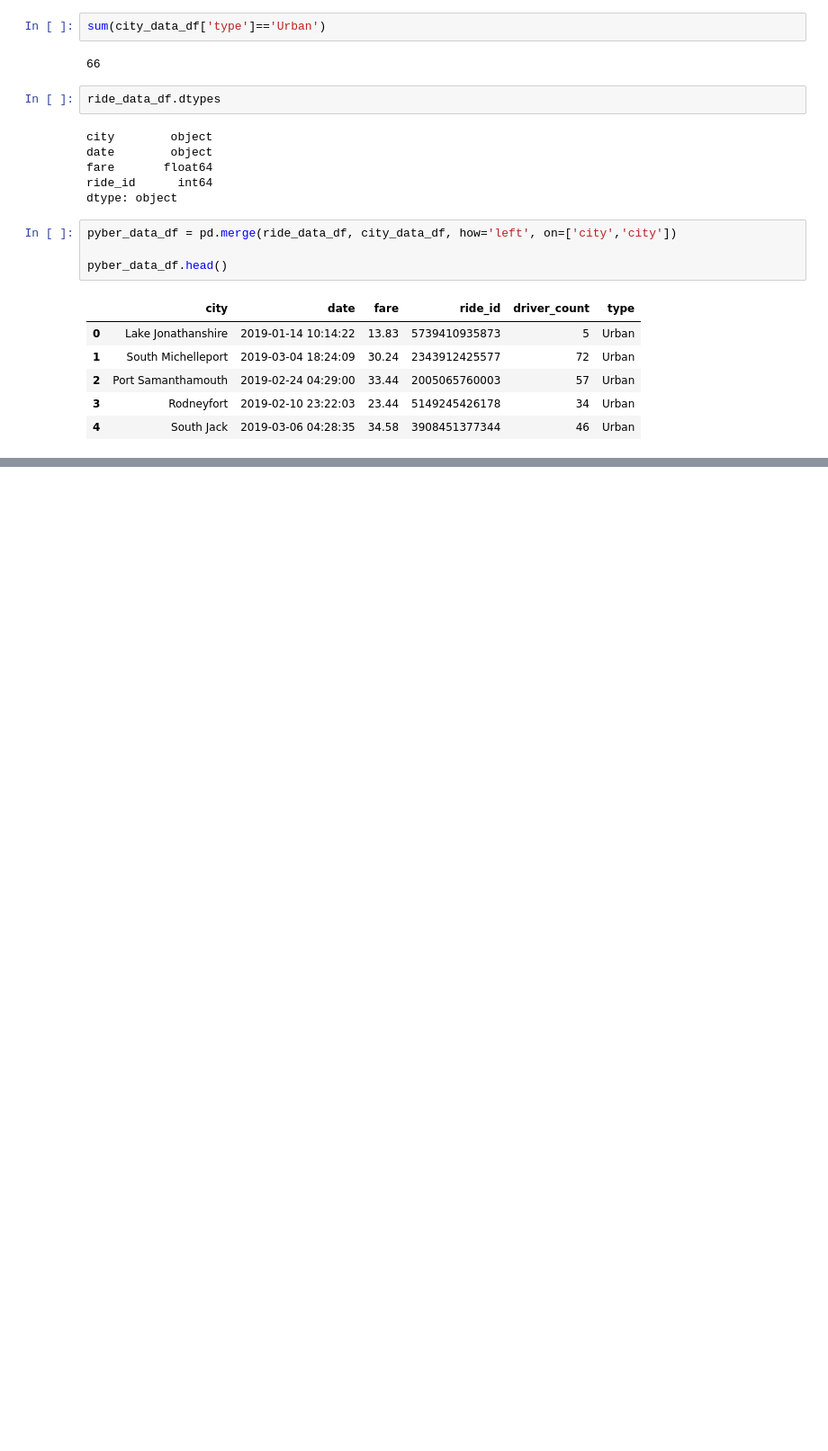
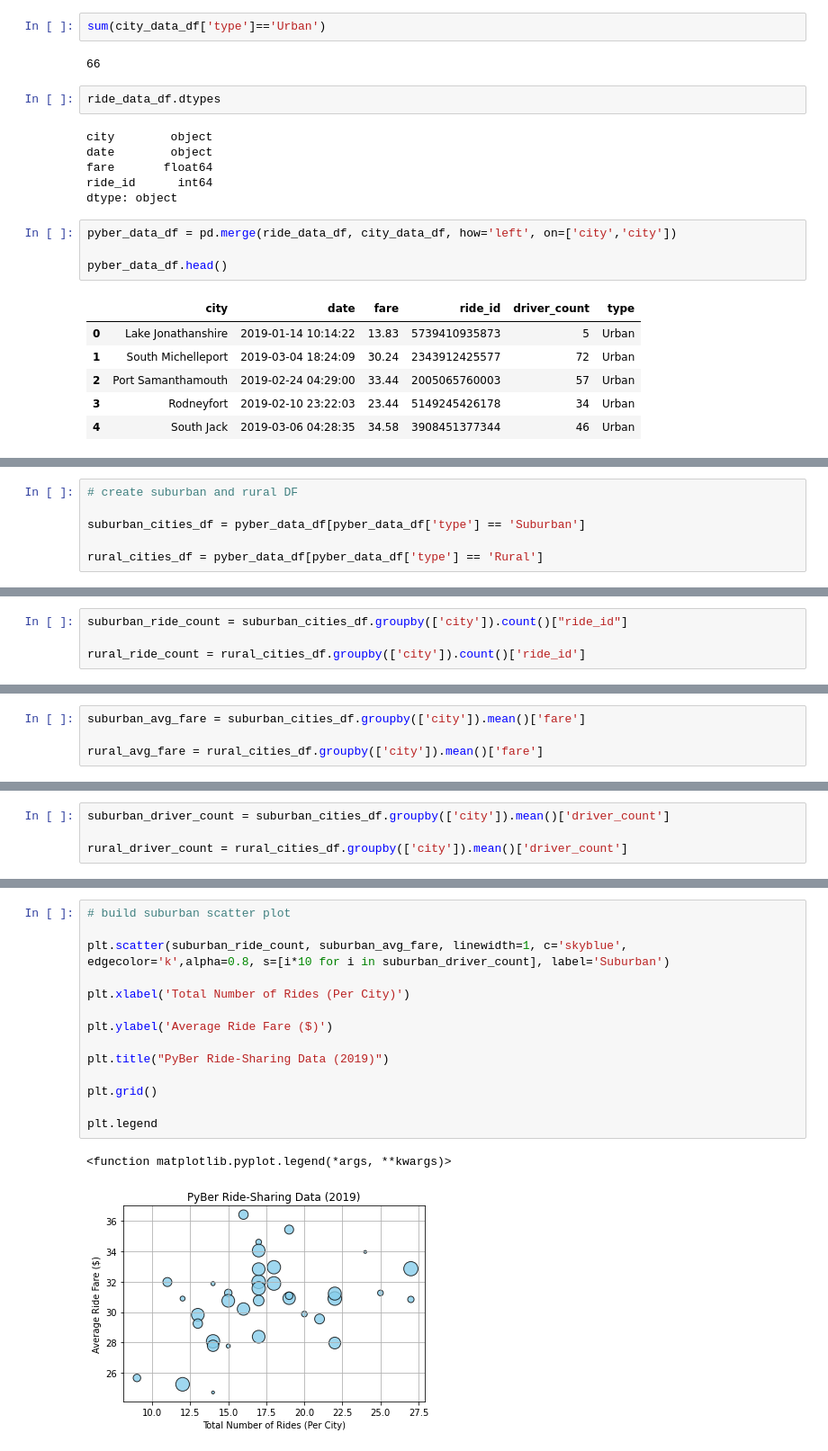
Before and after one commit to aaron-miller1/PyBer_Analysis, a Jupyter notebook: PyBer.ipynb, the cells around one changed output, grey strips where cells are left out. Shown at 90% size. Saved outputs shown, nothing was run; the diff lists cells and outputs as text; blank space fills up the shorter version.

```diff
--- a/PyBer.ipynb
+++ b/PyBer.ipynb
@@ -73,0 +87,6 @@ pyber_data_df.head()
+# %%
+# create suburban and rural DF
+
+suburban_cities_df = pyber_data_df[pyber_data_df['type'] == 'Suburban']
+
+rural_cities_df = pyber_data_df[pyber_data_df['type'] == 'Rural']
@@ -73,0 +116,4 @@ pyber_data_df.head()
+# %%
+suburban_ride_count = suburban_cities_df.groupby(['city']).count()["ride_id"]
+
+rural_ride_count = rural_cities_df.groupby(['city']).count()['ride_id']
@@ -73,0 +134,4 @@ pyber_data_df.head()
+# %%
+suburban_avg_fare = suburban_cities_df.groupby(['city']).mean()['fare']
+
+rural_avg_fare = rural_cities_df.groupby(['city']).mean()['fare']
@@ -73,0 +151,4 @@ pyber_data_df.head()
+# %%
+suburban_driver_count = suburban_cities_df.groupby(['city']).mean()['driver_count']
+
+rural_driver_count = rural_cities_df.groupby(['city']).mean()['driver_count']
@@ -73,0 +172,17 @@ pyber_data_df.head()
+# %%
+# build suburban scatter plot
+
+plt.scatter(suburban_ride_count, suburban_avg_fare, linewidth=1, c='skyblue', edgecolor='k',alpha=0.8, s=[i*10 for i in suburban_driver_count], label='Suburban')
+
+plt.xlabel('Total Number of Rides (Per City)')
+
+plt.ylabel('Average Ride Fare ($)')
+
+plt.title("PyBer Ride-Sharing Data (2019)")
+
+plt.grid()
+
+plt.legend
+# %% [output]
+<function matplotlib.pyplot.legend(*args, **kwargs)>
+[figure, added]
```
Also changed, not shown: parts of 8 cells of this notebook.
